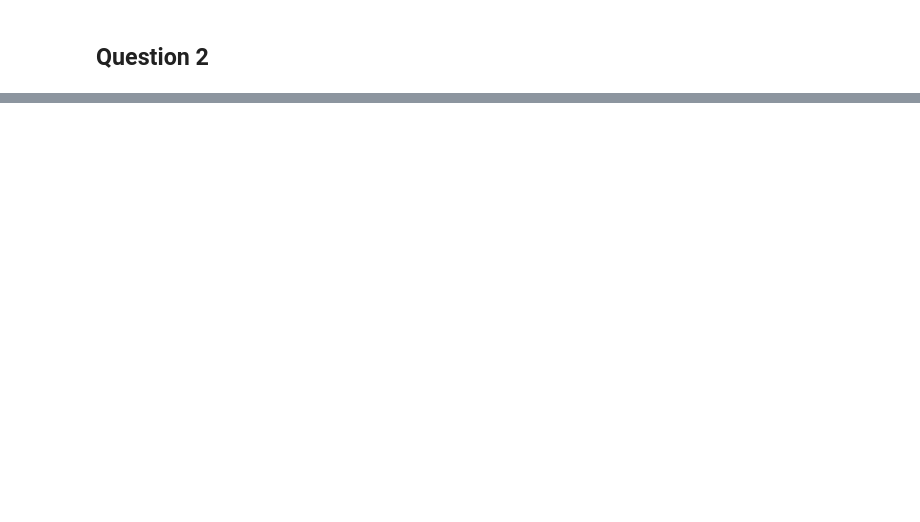
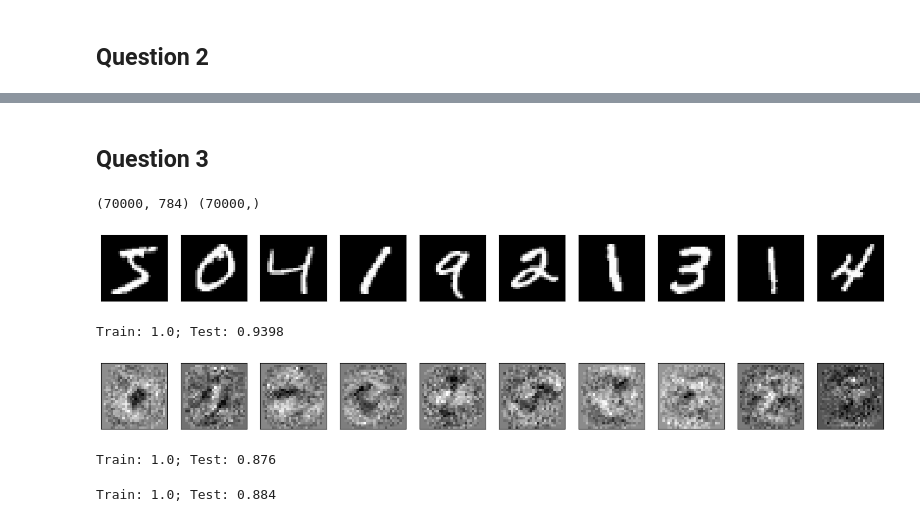
Before and after one commit to Thoprr/MLforDS, a Jupyter notebook: Exo/exo_4.ipynb, the cells around one changed output, grey strips where cells are left out. Saved outputs shown, nothing was run; the diff lists cells and outputs as text; code cells hidden in the pictures; blank space fills up the shorter version.

```diff
--- a/Exo/exo_4.ipynb
+++ b/Exo/exo_4.ipynb
@@ -51,0 +143,22 @@ Test score with alpha=1: 1.0
+# %% [markdown]
+## Question 3
+# %%
+# Part 1 : Scikit-Learn allows us to load data from openml.org. Here we will load a version of MNIST with smaller images (28x28 pixels, or 784 pixels).
+
+from sklearn.datasets import fetch_openml
+X, y = fetch_openml("mnist_784", return_X_y=True, as_frame=False)
+
+print(X.shape, y.shape)
+# %% [output]
+(70000, 784) (70000,)
+# %%
+# Part 2 : We can view some of the images with the following code
+import matplotlib.pyplot as plt
+fig, axes = plt.subplots(1, 10, figsize=(20,2))
+for image, ax in zip(X, axes.ravel()):
+ ax.imshow(image.reshape(28, 28), cmap=plt.cm.gray)
+ ax.set_xticks(())
+ ax.set_yticks(())
+plt.show()
+# %% [output]
+[figure, added]
@@ -51,0 +174,14 @@ Test score with alpha=1: 1.0
+# %%
+# Part 4 : Train an MLP with 2 hidden layers, the first with 256 neurons, the second with 64 neurons. Evaluate its performance
+
+p = Pipeline(steps =[
+    ("scaler", StandardScaler()),
+    ("mlp", MLPClassifier(hidden_layer_sizes=(256, 64, ), max_iter=100, random_state=0))
+                    ]
+                    )
+
+p.fit(X_train, y_train)
+
+print("Train: {}; Test: {}".format(p.score(X_train, y_train), p.score(X_test, y_test)))
+# %% [output]
+Train: 1.0; Test: 0.9398
@@ -51,0 +191,42 @@ Test score with alpha=1: 1.0
+# %%
+# Part 5 : Since we are using image data, we can try to reconstruct what each neuron detects using information from the neural network (coefficients and intercepts). The code
+# below allows us to observe the structures detected by the output neurons
+
+import numpy as np
+images_n0 = mlp_coef[0]+mlp_intercepts[0]
+images_n1 = np.dot(images_n0, mlp_coef[1])+mlp_intercepts[1]
+images_n2 = np.dot(images_n1, mlp_coef[2])+mlp_intercepts[2]
+images = images_n2
+fig, axes = plt.subplots(len(images.T)//10, 10, figsize=(20,20))
+for image, ax in zip(images.T, axes.ravel()):
+ ax.imshow(image.reshape(28, 28), cmap=plt.cm.gray)
+ ax.set_xticks(())
+ ax.set_yticks(())
+plt.show()
+# %% [output]
+[figure, added]
+# %%
+# Part 6 : Do we even need 2 hidden layers in the neural network? What would happen with no hidden layers?
+p = make_pipeline(
+    StandardScaler(),
+    MLPClassifier(hidden_layer_sizes=(),
+                    max_iter=10000,
+                    random_state=0
+                    ))
+
+p.fit(X_train, y_train)
+
+print("Train: {}; Test: {}".format(p.score(X_train, y_train), p.score(X_test, y_test)))
+# %% [output]
+Train: 1.0; Test: 0.876
+# %%
+# Part 7 : Do we even need a neural network? What would happen with logistic regression?
+from sklearn.linear_model import LogisticRegression
+
+pLg = make_pipeline(StandardScaler(),
+                    LogisticRegression())
+
+pLg.fit(X_train, y_train)
+print("Train: {}; Test: {}".format(pLg.score(X_train, y_train), pLg.score(X_test, y_test)))
+# %% [output]
+Train: 1.0; Test: 0.884
```
Also changed, not shown: parts of 13 cells of this notebook.
